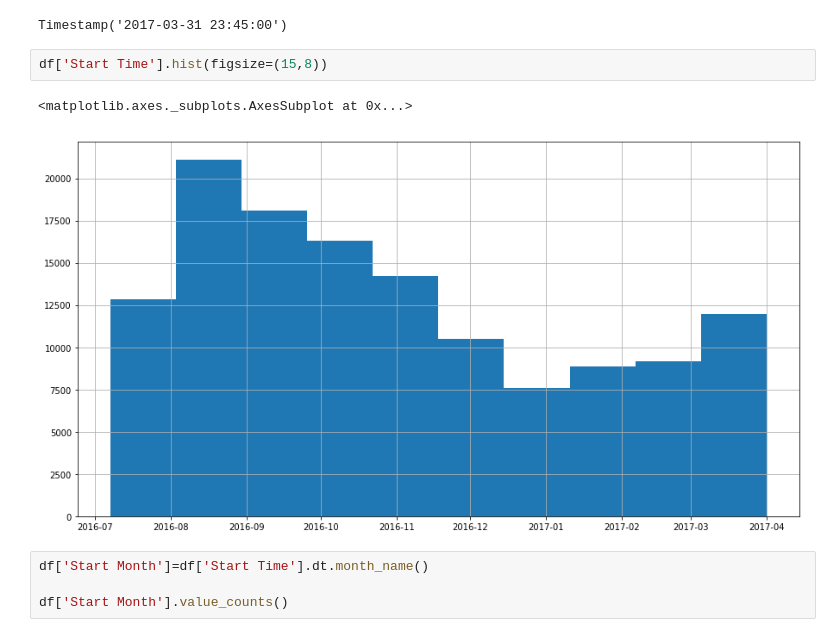
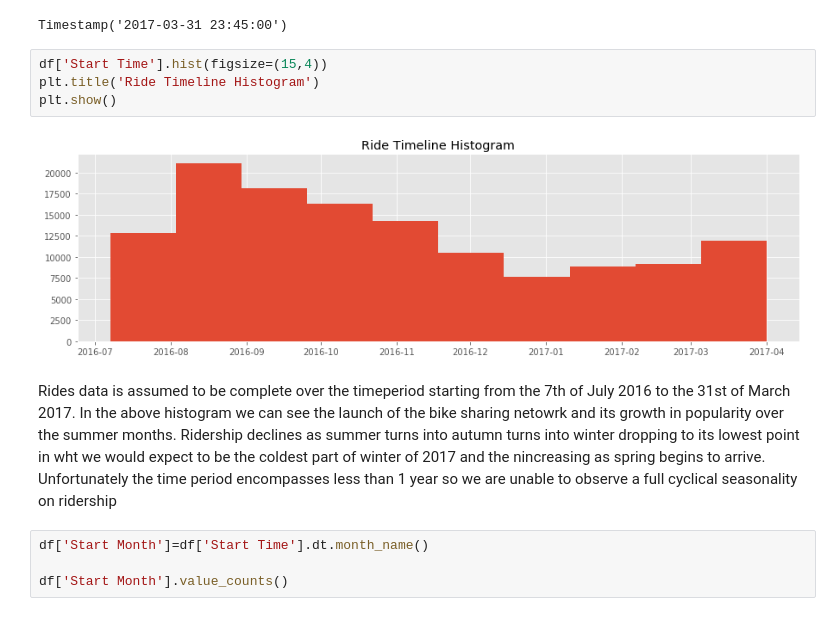
Before and after one commit to ktzioumis/LA-Bike-Share, a Jupyter notebook: student.ipynb, the cells around one changed output. Drawn from its saved outputs; the diff is of its cells as text.

```diff
--- a/student.ipynb
+++ b/student.ipynb
@@ -464,10 +434,13 @@ df['Start Time'].max()
 # %% [output]
 Timestamp('2017-03-31 23:45:00')
 # %%
-df['Start Time'].hist(figsize=(15,8))
+df['Start Time'].hist(figsize=(15,4))
+plt.title('Ride Timeline Histogram')
+plt.show()
 # %% [output]
-<matplotlib.axes._subplots.AxesSubplot at 0x...>
-[figure, old version]
+[figure, new version]
+# %% [markdown]
+Rides data is assumed to be complete over the timeperiod starting from the 7th of July 2016 to the 31st of March 2017. In the above histogram we can see the launch of the bike sharing netowrk and its growth in popularity over the summer months. Ridership declines as summer turns into autumn turns into winter dropping to its lowest point in wht we would expect to be the coldest part of winter of 2017 and the nincreasing as spring begins to arrive. Unfortunately the time period encompasses less than 1 year so we are unable to observe a full cyclical seasonality on ridership
 # %%
 df['Start Month']=df['Start Time'].dt.month_name()
 
```
Also changed, not shown: parts of 105 cells of this notebook.
